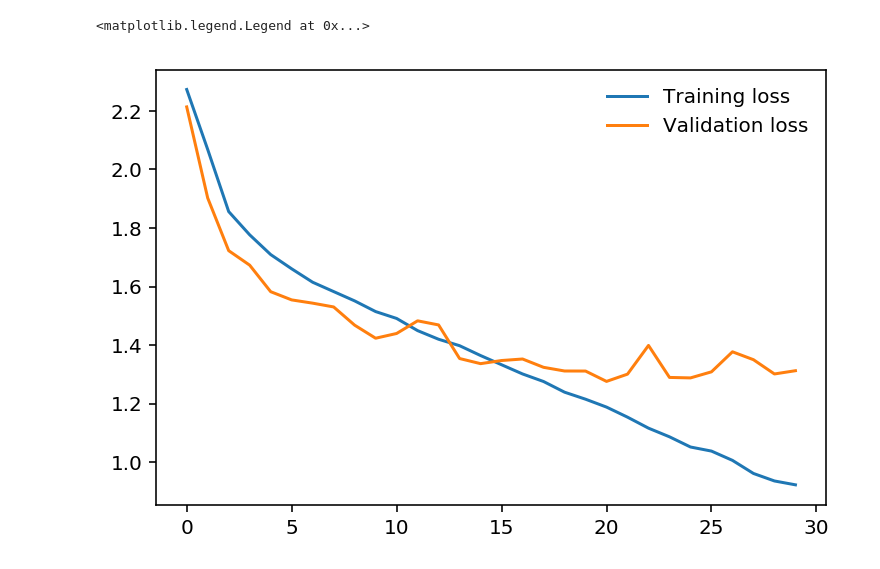
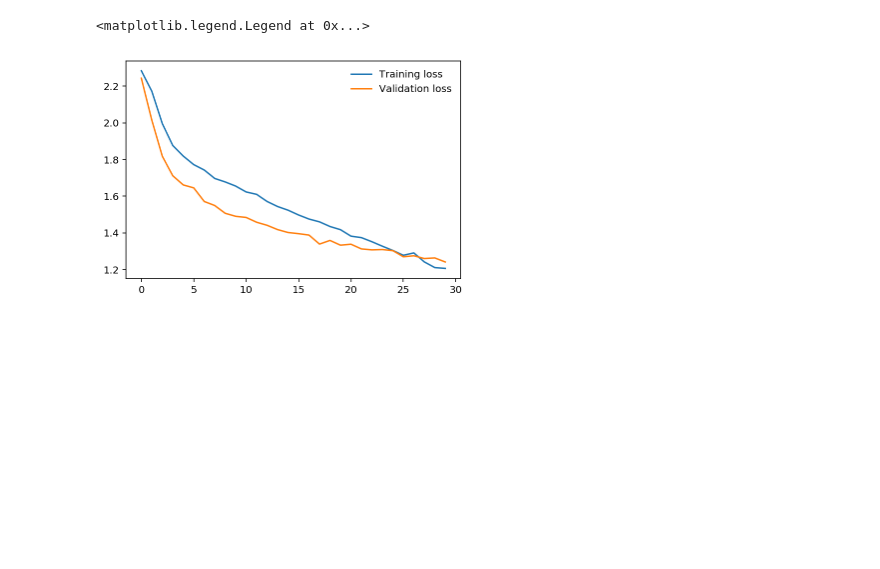
Before and after one commit to kolszewska/QuickDrawClassifier, a Jupyter notebook: Sequential.ipynb, the cells around one changed output. Cells and saved outputs as stored; diff of their text form; code cells hidden in the pictures; blank space fills up the shorter version.

```diff
--- a/Sequential.ipynb
+++ b/Sequential.ipynb
@@ -26,10 +26,13 @@ validation_loader = torch.utils.data.DataLoader(validation_set, batch_size=64, s
 # %%
 # Create model
 model = nn.Sequential(nn.Linear(784, 256),
+                     nn.Dropout(p=0.2),
                      nn.ReLU(),
                      nn.Linear(256, 128),
+                     nn.Dropout(p=0.2),
                      nn.ReLU(),
                      nn.Linear(128, 64),
+                     nn.Dropout(p=0.2),
                      nn.ReLU(),
                      nn.Linear(64, 10),
                      nn.Dropout(p=0.2),
@@ -116,8 +141,8 @@ Epoch: 30/30..  Training Loss: 0.923..  Test Loss: 1.313..  Test Accuracy: 0.595
 import matplotlib.pyplot as plt
 # %%
 plt.plot(train_losses, label='Training loss')
-plt.plot(test_losses, label='Validation loss')
+plt.plot(validation_losses, label='Validation loss')
 plt.legend(frameon=False)
 # %% [output]
 <matplotlib.legend.Legend at 0x...>
-[figure, old version]
+[figure, new version]
```
Also changed, not shown: parts of 4 cells of this notebook.
